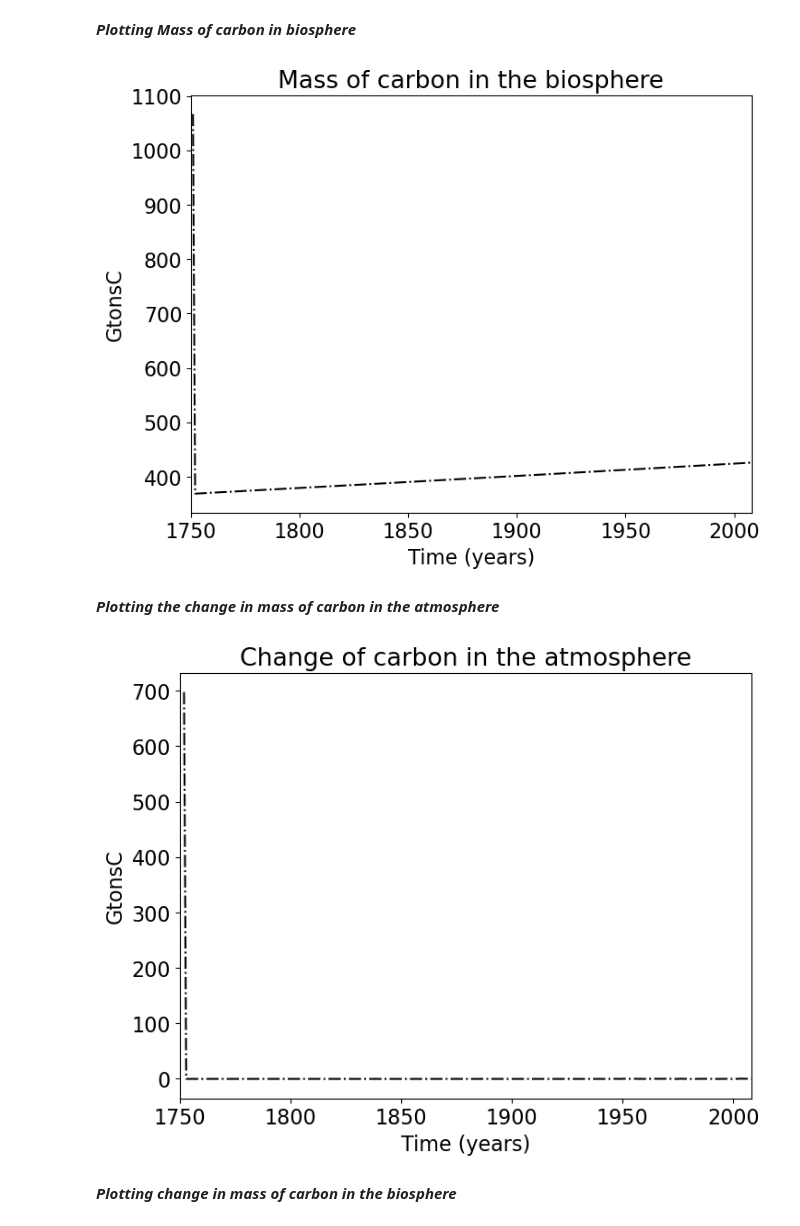
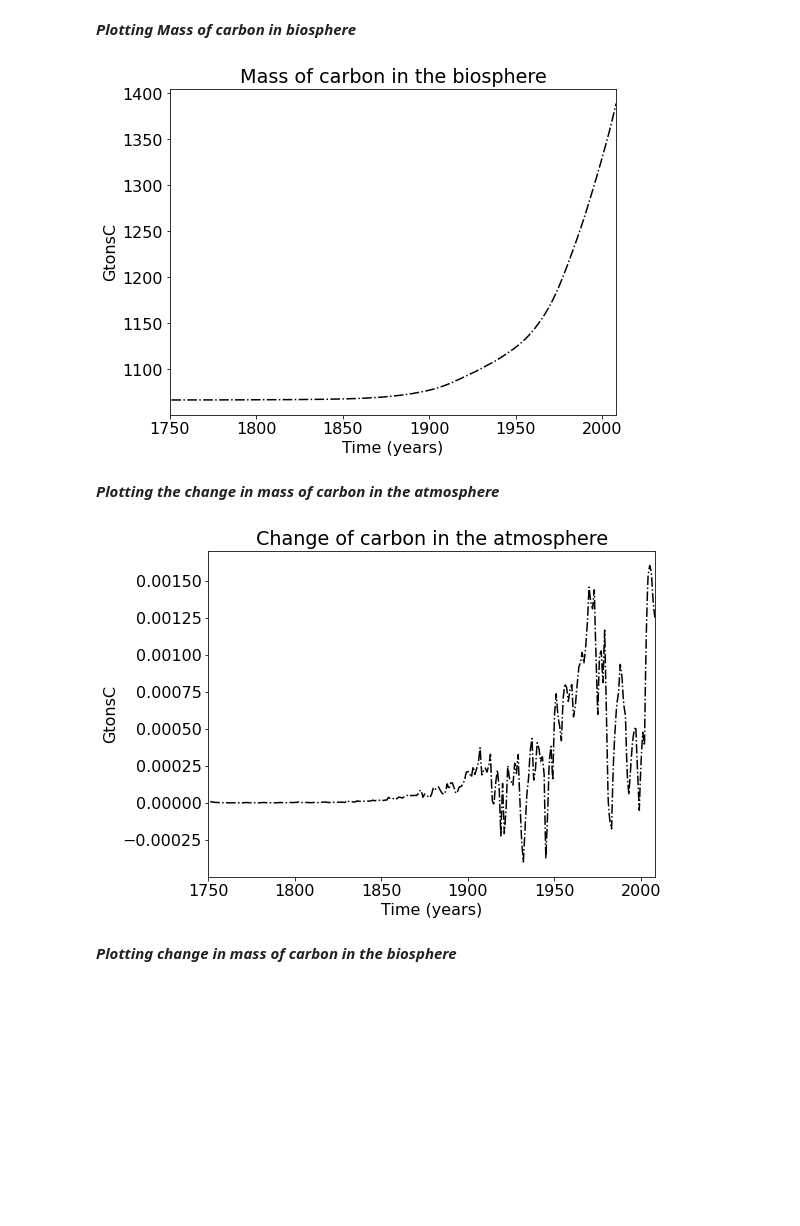
Before and after one commit to michaelchiwere1/GEOS518, a Jupyter notebook: mod02/mod02-CarbonModel-Assignment.ipynb, the cells around one changed output. Cells and saved outputs as stored; diff of their text form; code cells hidden in the pictures; blank space fills up the shorter version.

```diff
--- a/mod02/mod02-CarbonModel-Assignment.ipynb
+++ b/mod02/mod02-CarbonModel-Assignment.ipynb
@@ -204,30 +204,36 @@ To simulate the the response of the anthropogenic emissions on the carbon system
 \end{align}
 
 We again use the forward Euler to simulate the result, and because the anthropogenic emissions are reported we use year as a time step.
+# %%
+# interpolating the emission data
+Nx = (year.size )* 365;
+t = np.linspace(1751,2008,Nx)
+t[0] - t[1 ] + dt
+dt = (2008 - 1751)/Nx   # computing approperiate time step so that the end point are included perfectly
+
+# interpolate cflux at each new t value
+cflux_t = np.interp(t, year, cflux)
 # %%
 # initial values
 M10 = M1[Nt-1];
 M20 = M2[Nt-1];
 k12 = 0.0003;
 k21 = 0.1
-dt = 1;
-Nx = year.size
-
 #  countainers
 MA1 = np.zeros(Nx);
 MA2 = np.zeros(Nx);
 
 # simulating the carbon system
-## We do year 1750 separately to avoid if statement
-fn1 = k21*M20 - k12*M10*M20 + cflux[0];
+## We do year 1751 separately to avoid if statement and we have zero emissions on the initial time so we add 0 flux
+fn1 = k21*M20 - k12*M10*M20 + 0.0;
 fn2 = k12*M10*M20 - k21*M20;
 MA1[0] = M10 + dt * fn1;
 MA2[0] = M20 + dt * fn2;
 for n in range(Nx-1):
-    fn1 = k21*M2[n] - k12*M1[n]*M2[n] + cflux[n+1];
-    fn2 = k12*M1[n]*M2[n] - k21*M2[n];
-    MA1[n+1] = M1[n] + dt*fn1;
-    MA2[n+1] = M2[n] + dt*fn2;
+    fn1 = k21*MA2[n] - k12*MA1[n]*MA2[n] + cflux_t[n];
+    fn2 = k12*MA1[n]*MA2[n] - k21*MA2[n];
+    MA1[n+1] = MA1[n] + dt*fn1;
+    MA2[n+1] = MA2[n] + dt*fn2;
 # %% [markdown]
  ___Plotting Mass of C in the atmosphere versus time___
 # %%
@@ -247,26 +253,26 @@ ___Plotting Mass of carbon in biosphere___
 plt.figure(figsize=(8,6))
 plt.rcParams.update({'font.size': 16})
 plt.title('Mass of carbon in the biosphere')
-plt.plot(year,MA2,'k-.')
+plt.plot(t,MA2,'k-.')
 plt.xlabel('Time (years)')
 plt.ylabel('GtonsC')
 plt.xlim([1750,2008])
 plt.show()
 # %% [output]
-[figure, old version]
+[figure, new version]
 # %% [markdown]
 ___Plotting the change in mass of carbon in the atmosphere___
 # %%
 plt.figure(figsize=(8,6))
 plt.rcParams.update({'font.size': 16})
 plt.title('Change of carbon in the atmosphere')
-plt.plot(year[1:],np.diff(MA1),'k-.')
+plt.plot(t[1:],np.diff(MA1),'k-.')
 plt.xlabel('Time (years)')
 plt.ylabel('GtonsC')
 plt.xlim([1750,2008])
 plt.show()
 # %% [output]
-[figure, old version]
+[figure, new version]
 # %% [markdown]
 ___Plotting change in mass of carbon in the biosphere___
 # %%
```
Also changed, not shown: parts of 13 cells of this notebook.
